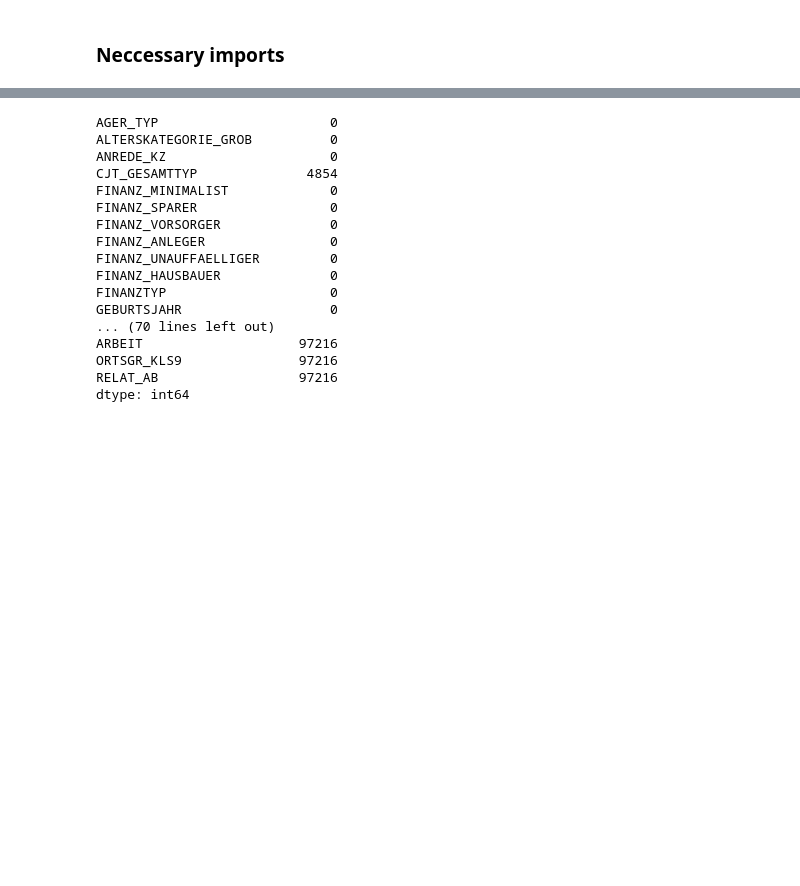
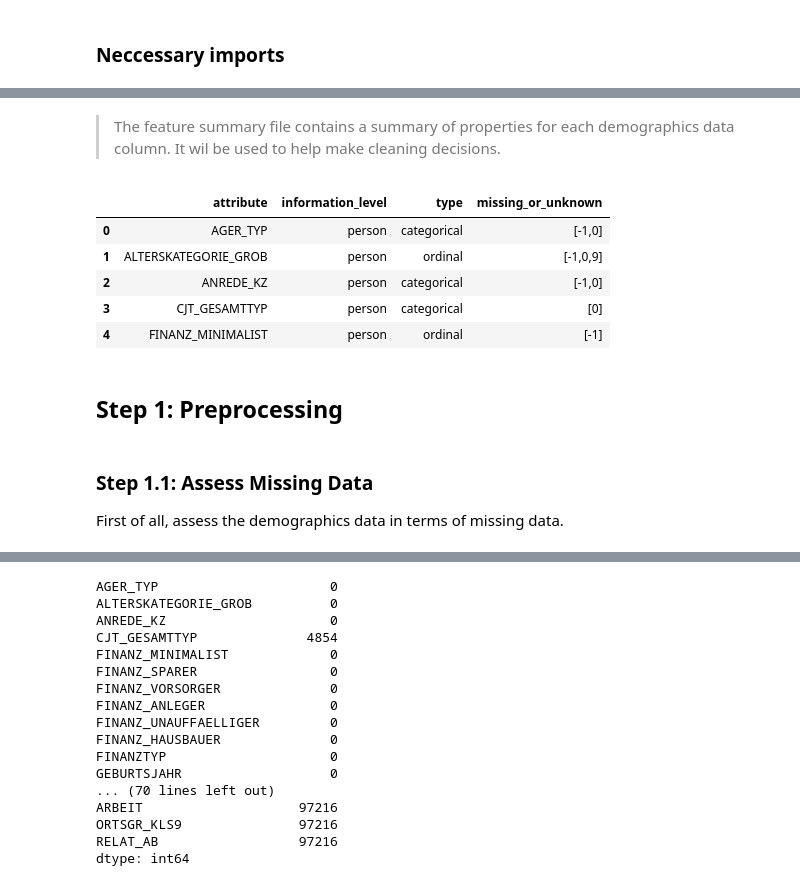
Before and after one commit to sondosaabed/Identify-Customer-Segments, a Jupyter notebook: Identify_Customer_Segments.ipynb, the cells around one changed output, grey strips where cells are left out. Drawn from its saved outputs; the diff is of its cells as text; code cells hidden in the pictures; blank space fills up the shorter version.

```diff
--- a/Identify_Customer_Segments.ipynb
+++ b/Identify_Customer_Segments.ipynb
@@ -72,0 +60,16 @@ The fourth column of the feature attributes summary (loaded in above as `feat_in
+# %% [markdown]
+> The feature summary file contains a summary of properties for each demographics data column. It wil be used to help  make cleaning decisions.
+# %%
+gen_demographics_sum.head()
+# %% [output]
+|  | attribute | information_level | type | missing_or_unknown |
+| 0 | AGER_TYP | person | categorical | [-1,0] |
+| 1 | ALTERSKATEGORIE_GROB | person | ordinal | [-1,0,9] |
+| 2 | ANREDE_KZ | person | categorical | [-1,0] |
+| 3 | CJT_GESAMTTYP | person | categorical | [0] |
+| 4 | FINANZ_MINIMALIST | person | ordinal | [-1] |
+# %% [markdown]
+## Step 1: Preprocessing
+# %% [markdown]
+### Step 1.1: Assess Missing Data
+First of all, assess the demographics data in terms of missing data.
```
Also changed, not shown: parts of 5 cells of this notebook.
